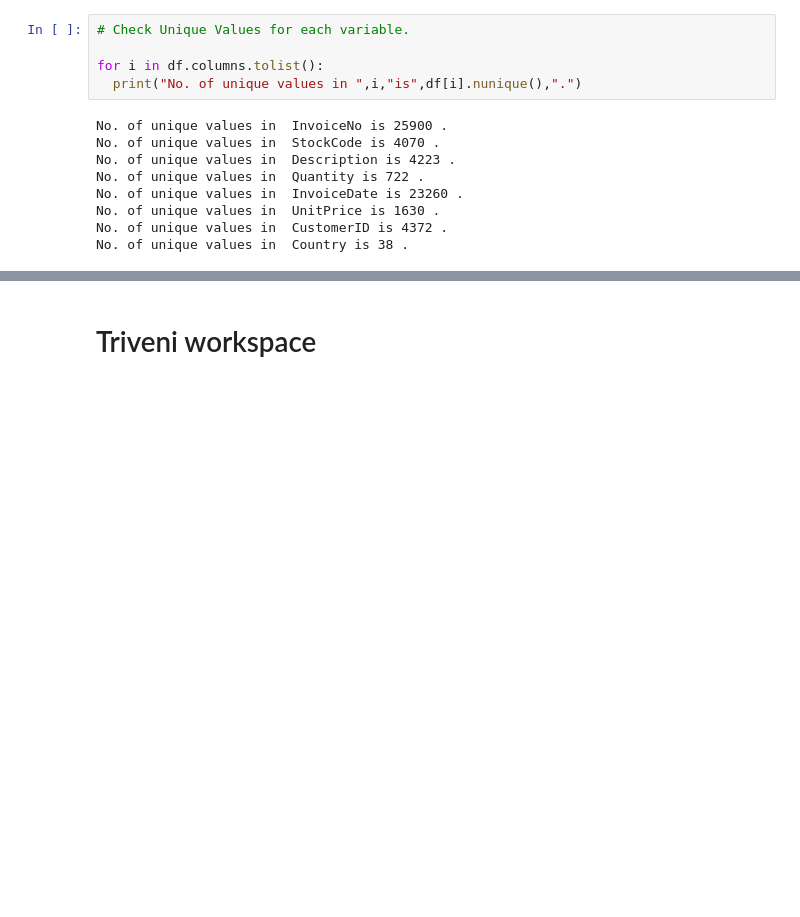
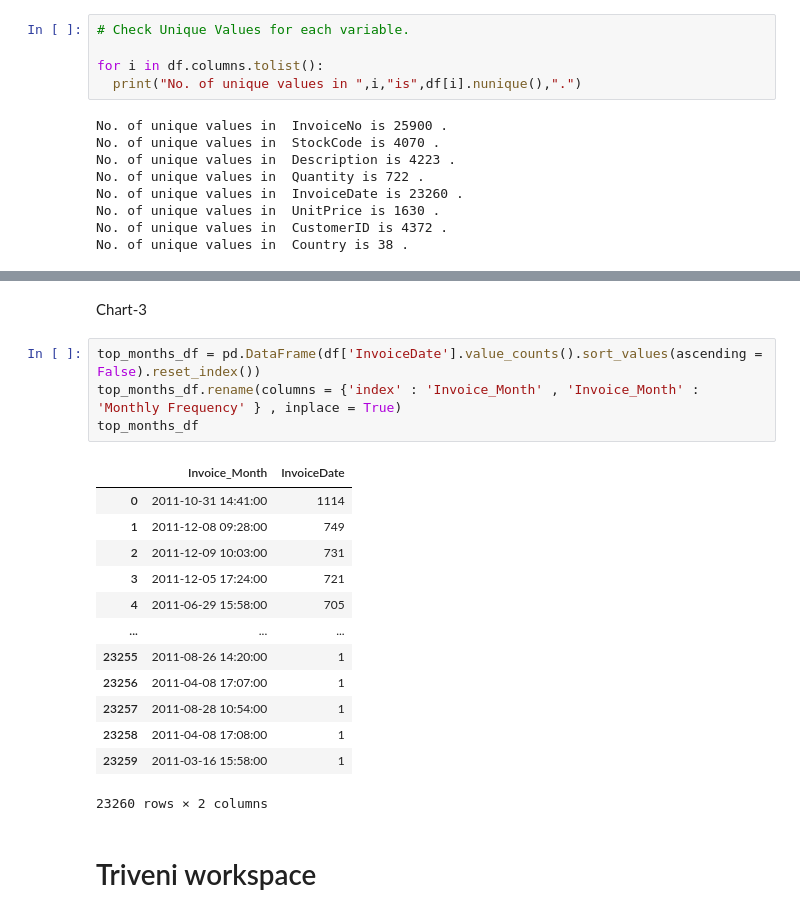
Before and after one commit to LeemojiReddy/online-retail-customer-segmentation, a Jupyter notebook: orcs.ipynb, the cells around one changed output, grey strips where cells are left out. Drawn from its saved outputs; the diff is of its cells as text; blank space fills up the shorter version.

```diff
--- a/orcs.ipynb
+++ b/orcs.ipynb
@@ -225,3 +321,23 @@ print(num_features)
+# %% [markdown]
+Chart-3
+# %%
+top_months_df = pd.DataFrame(df['InvoiceDate'].value_counts().sort_values(ascending = False).reset_index())
+top_months_df.rename(columns = {'index' : 'Invoice_Month' , 'Invoice_Month' : 'Monthly Frequency' } , inplace = True)
+top_months_df
+# %% [output]
+|  | Invoice_Month | InvoiceDate |
+| 0 | 2011-10-31 14:41:00 | 1114 |
+| 1 | 2011-12-08 09:28:00 | 749 |
+| 2 | 2011-12-09 10:03:00 | 731 |
+| 3 | 2011-12-05 17:24:00 | 721 |
+| 4 | 2011-06-29 15:58:00 | 705 |
+| ... | ... | ... |
+| 23255 | 2011-08-26 14:20:00 | 1 |
+| 23256 | 2011-04-08 17:07:00 | 1 |
+| 23257 | 2011-08-28 10:54:00 | 1 |
+| 23258 | 2011-04-08 17:08:00 | 1 |
+| 23259 | 2011-03-16 15:58:00 | 1 |
+23260 rows × 2 columns
 # %% [markdown]
 # Triveni workspace
 # %% [markdown]
```
Also changed, not shown: parts of 22 cells of this notebook.
